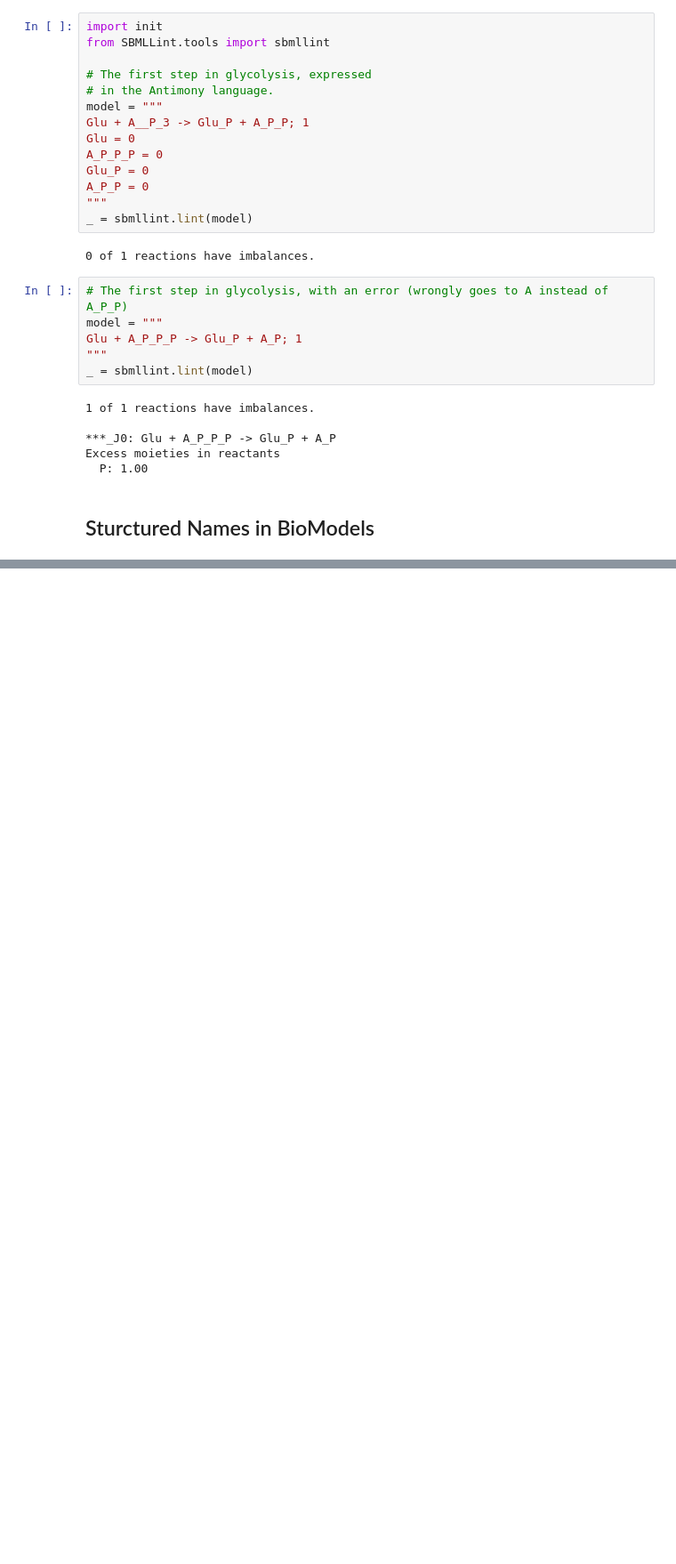
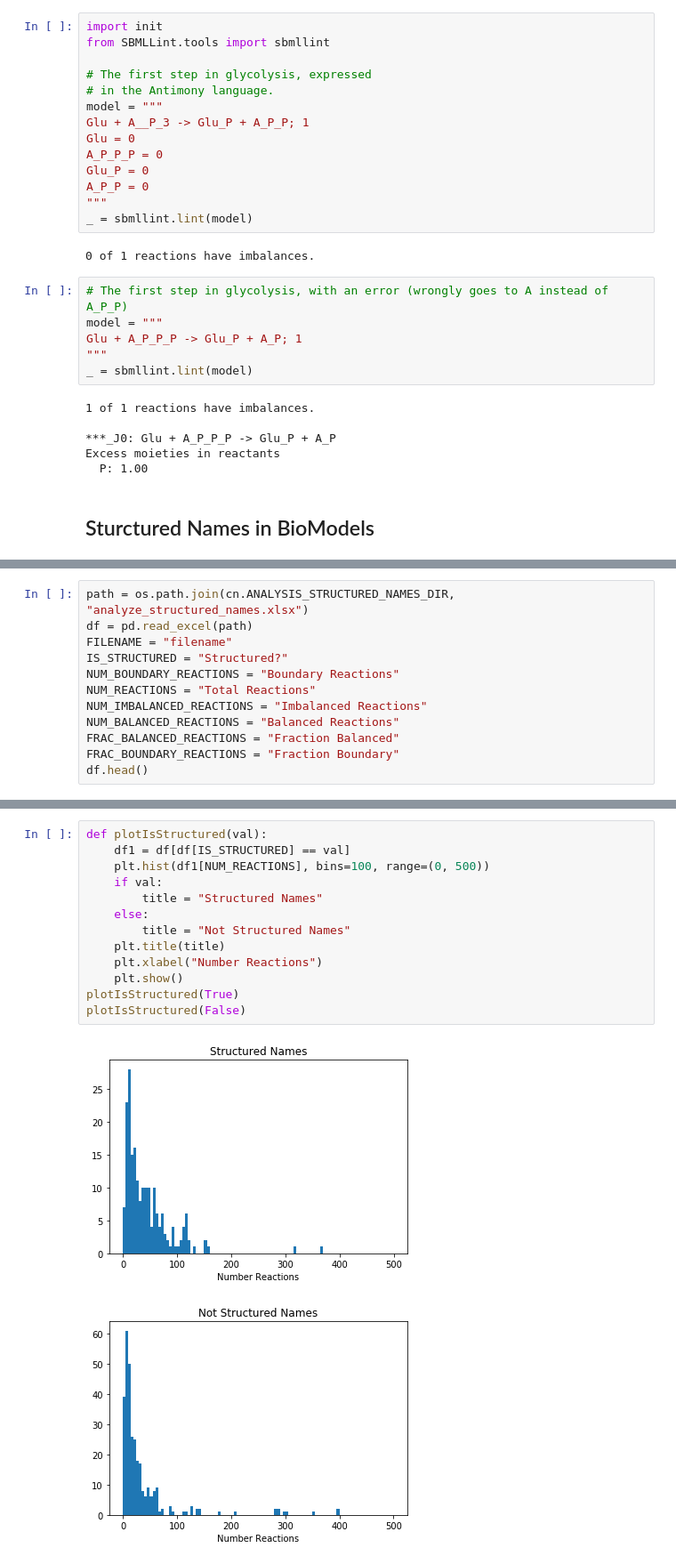
Before and after one commit to ModelEngineering/SBMLLint, a Jupyter notebook: notebook/Structured Names.ipynb, the cells around one changed output, grey strips where cells are left out. Shown at 89% size. Cells and saved outputs as stored; diff of their text form; blank space fills up the shorter version.

Commit message:
Analysis of structured names; include xlrd as dependency to read excel files.

```diff
--- a/notebook/Structured Names.ipynb
+++ b/notebook/Structured Names.ipynb
@@ -163,0 +60,12 @@ calcStats(initial=201, final=300)
+# %%
+path = os.path.join(cn.ANALYSIS_STRUCTURED_NAMES_DIR, "analyze_structured_names.xlsx")
+df = pd.read_excel(path)
+FILENAME = "filename"
+IS_STRUCTURED = "Structured?"
+NUM_BOUNDARY_REACTIONS = "Boundary Reactions"
+NUM_REACTIONS = "Total Reactions"
+NUM_IMBALANCED_REACTIONS = "Imbalanced Reactions"
+NUM_BALANCED_REACTIONS = "Balanced Reactions"
+FRAC_BALANCED_REACTIONS = "Fraction Balanced"
+FRAC_BOUNDARY_REACTIONS = "Fraction Boundary"
+df.head()
@@ -163,0 +79,16 @@ calcStats(initial=201, final=300)
+# %%
+def plotIsStructured(val):
+    df1 = df[df[IS_STRUCTURED] == val]
+    plt.hist(df1[NUM_REACTIONS], bins=100, range=(0, 500))
+    if val:
+        title = "Structured Names"
+    else:
+        title = "Not Structured Names"
+    plt.title(title)
+    plt.xlabel("Number Reactions")
+    plt.show()
+plotIsStructured(True)
+plotIsStructured(False)
+# %% [output]
+[figure, added]
+[figure, added]
```
Also changed, not shown: parts of 12 cells of this notebook, 3 other files.
